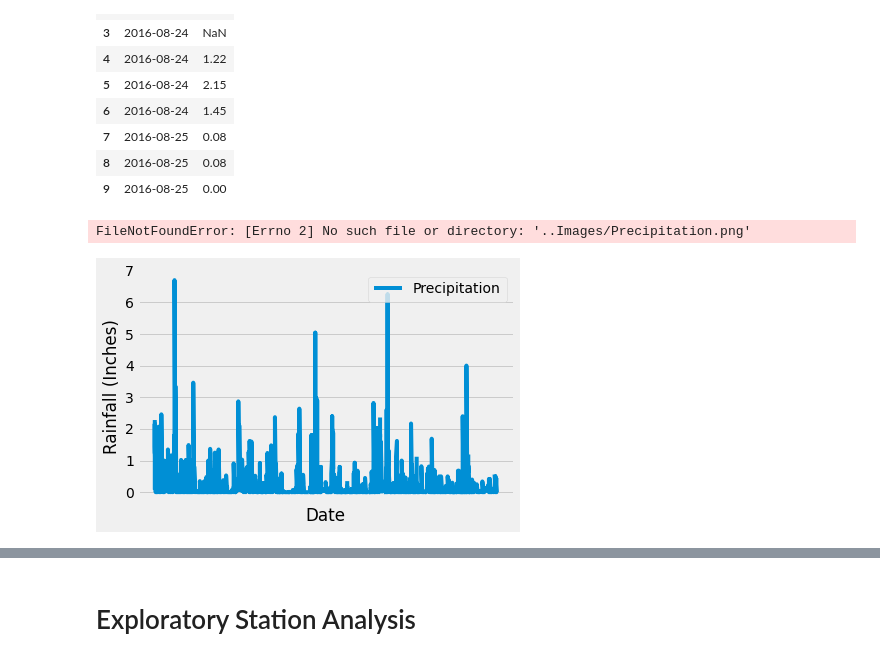
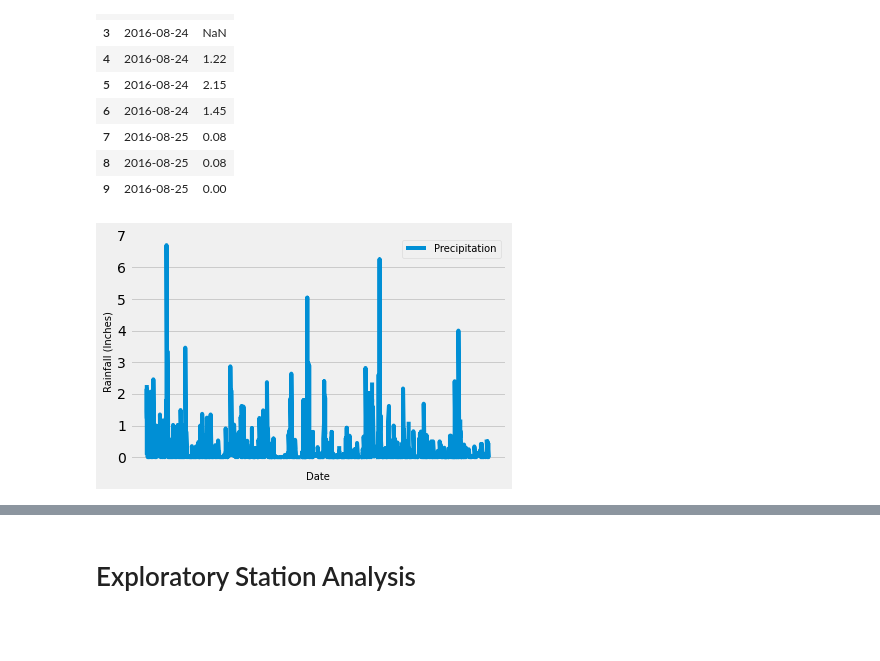
Before and after one commit to kyle125t/sqlalchemy-challenge, a Jupyter notebook: Instructions/climate_starter.ipynb, the cells around one changed output, grey strips where cells are left out. Drawn from its saved outputs; the diff is of its cells as text; code cells hidden in the pictures; blank space fills up the shorter version.

```diff
--- a/Instructions/climate_starter.ipynb
+++ b/Instructions/climate_starter.ipynb
@@ -170,15 +170,14 @@ rain_year_df.head(10)
 | 9 | 2016-08-25 | 0.00 |
 # %%
 # Use Pandas Plotting with Matplotlib to plot the data
-plt.plot(rain_year_df['date'], rain_year_df['prcp'])
-plt.xlabel('Date')
-plt.ylabel('Rainfall (Inches)')
-plt.legend(['Precipitation'], loc = "upper right")
+plt.plot(rain_year_df["date"], rain_year_df["prcp"])
+plt.xlabel("Date", fontsize = 10)
+plt.ylabel("Rainfall (Inches)", fontsize = 10)
+plt.legend(["Precipitation"], loc = "upper right", fontsize = 10)
 plt.xticks([])
-plt.savefig("..Images/Precipitation.png")
+plt.savefig("../Images/Precipitation.png")
 plt.show()
 # %% [output]
-FileNotFoundError: [Errno 2] No such file or directory: '..Images/Precipitation.png'
-[figure, old version]
+[figure, new version]
 # %%
 # Use Pandas to calcualte the summary statistics for the precipitation data
```
Also changed, not shown: parts of 7 cells of this notebook, 3 other files.
